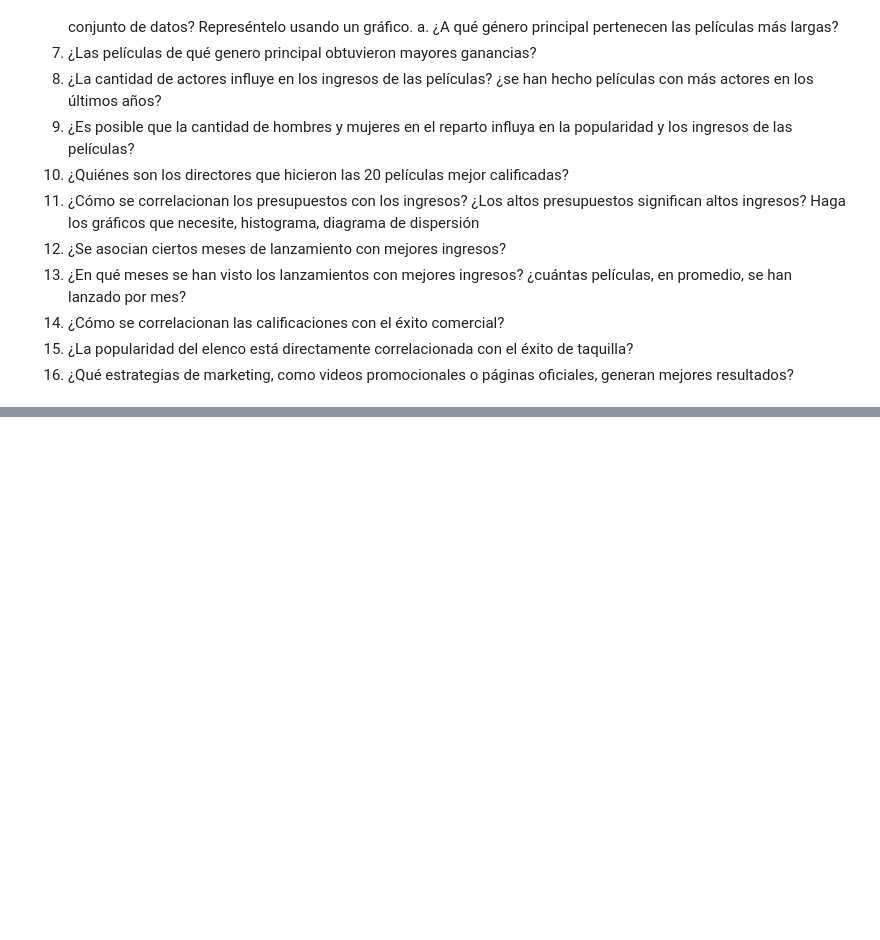
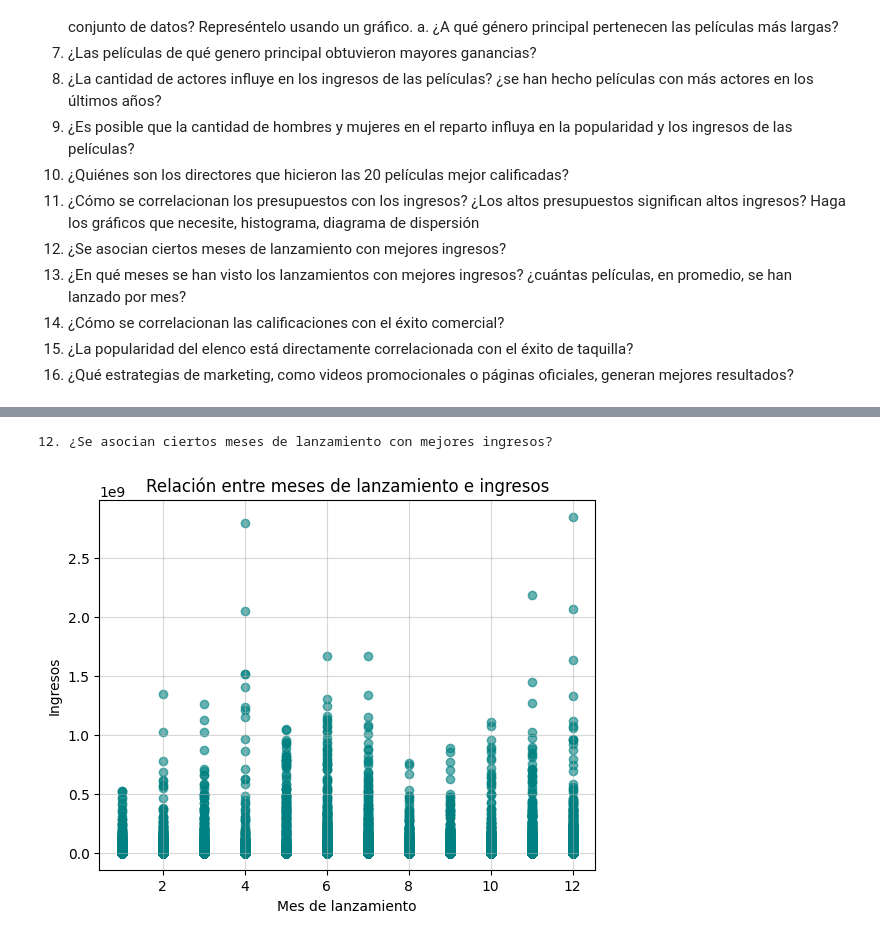
Before and after one commit to Fabiola-cc/CineVision_Studios, a Jupyter notebook: análisis_exploratorio.ipynb, the cells around one changed output, grey strips where cells are left out. Drawn from its saved outputs; the diff is of its cells as text; code cells hidden in the pictures; blank space fills up the shorter version.

```diff
--- a/análisis_exploratorio.ipynb
+++ b/análisis_exploratorio.ipynb
@@ -394,0 +484,14 @@ print("¿Qué estrategias de marketing, como videos promocionales o páginas ofi
+# %%
+print("12. ¿Se asocian ciertos meses de lanzamiento con mejores ingresos?")
+# Convertir releaseDate a tipo datetime (si no lo está)
+datos['releaseDate'] = pd.to_datetime(datos['releaseDate'], errors='coerce')
+
+plt.scatter(datos['releaseDate'].dt.month, datos['revenue'], color='teal', alpha=0.6)
+plt.title('Relación entre meses de lanzamiento e ingresos')
+plt.xlabel('Mes de lanzamiento')
+plt.ylabel('Ingresos')
+plt.grid(alpha=0.5)
+plt.show()
+# %% [output]
+12. ¿Se asocian ciertos meses de lanzamiento con mejores ingresos?
+[figure, added]
```
Also changed, not shown: parts of 16 cells of this notebook.
